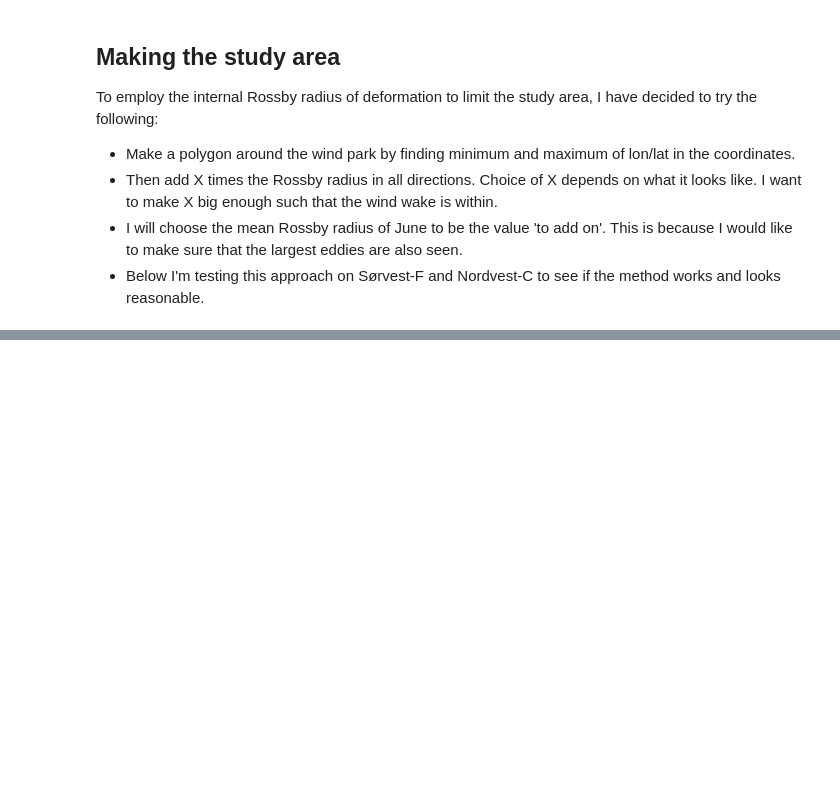
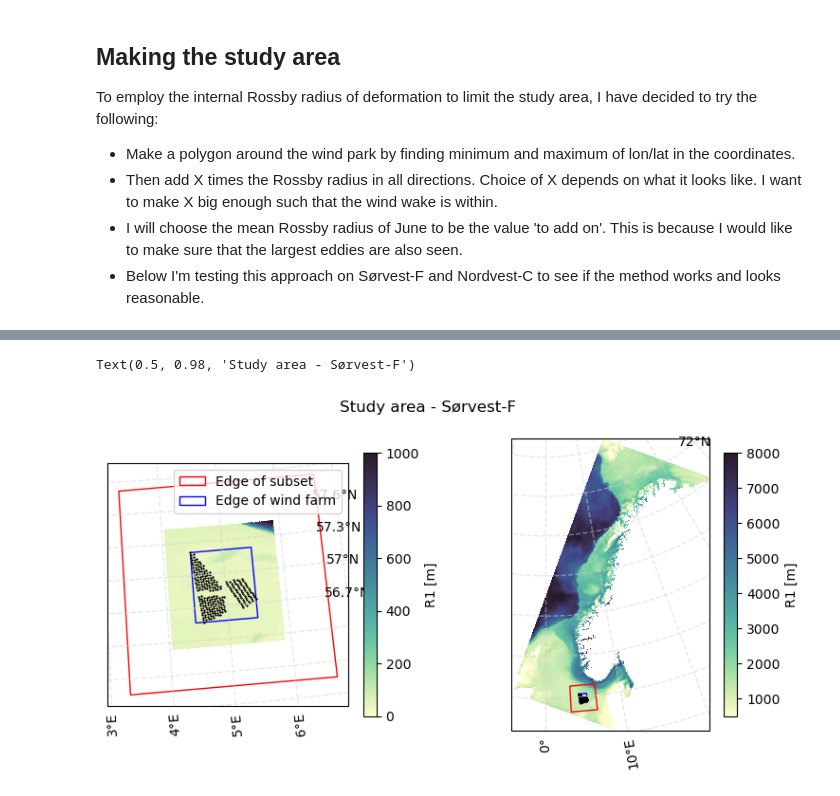
Before and after one commit to kjes4pres/MET_sommer25, a Jupyter notebook: Rossby_deformation/making_study_area.ipynb, the cells around one changed output, grey strips where cells are left out. Cells and saved outputs as stored; diff of their text form; code cells hidden in the pictures; blank space fills up the shorter version.

```diff
--- a/Rossby_deformation/making_study_area.ipynb
+++ b/Rossby_deformation/making_study_area.ipynb
@@ -65,10 +65,10 @@ lon = grid.lon_rho
 lat = grid.lat_rho
 # %%
 # Square around wind park
-min_lon_SV = np.min(sorvest_F.coordinates[:,0])
-min_lat_SV = np.min(sorvest_F.coordinates[:,1])
-max_lon_SV = np.max(sorvest_F.coordinates[:,0])
-max_lat_SV = np.max(sorvest_F.coordinates[:,1])
+min_lon_SV = np.min(sorvest_F.coordinates[:,0].values)
+min_lat_SV = np.min(sorvest_F.coordinates[:,1].values)
+max_lon_SV = np.max(sorvest_F.coordinates[:,0].values)
+max_lat_SV = np.max(sorvest_F.coordinates[:,1].values)
 
 area_lon_SV = [min_lon_SV, max_lon_SV]
 area_lat_SV = [min_lat_SV, max_lat_SV]
@@ -84,5 +86,5 @@ area_lat_NV = [min_lat_NV, max_lat_NV]
 R1_mon_mean_SV = monthly_mean_area(files, grid, area_lon_SV, area_lat_SV)
 R1_mon_mean_NV = monthly_mean_area(files, grid, area_lon_NV, area_lat_NV)
 # %%
-ds_SV = make_study_area(files, grid, area_lon_SV, area_lat_SV, R1_mon_mean_SV[-1])
+ds_SV = new_make_study_area(files, grid, area_lon_SV, area_lat_SV, R1_mon_mean_SV[-1])
 # %%
@@ -94,5 +91,0 @@ ds_SV_mon = ds_SV.gamma_r.resample(ocean_time='1M').mean(dim='ocean_time')
-# %%
-fig, ax = plt.subplots(subplot_kw={'projection':ccrs.Mercator()})
-ds_SV_mon.isel(ocean_time=-1).plot(ax = ax, transform=ccrs.PlateCarree())
-for i in range(len(sorvest_F.coordinates)):
-        ax.plot(sorvest_F.coordinates[i][0], sorvest_F.coordinates[i][1], transform = ccrs.PlateCarree(), color = 'black', marker ='*', markersize=1)
@@ -103,5 +91,0 @@ ds_NV_mon = ds_NV.gamma_r.resample(ocean_time='1M').mean(dim='ocean_time')
-# %%
-fig, ax = plt.subplots(subplot_kw={'projection':ccrs.Mercator()})
-ds_NV_mon.isel(ocean_time=-1).plot(ax = ax, transform=ccrs.PlateCarree())
-for i in range(len(nordvest_C.coordinates)):
-        ax.plot(nordvest_C.coordinates[i][0],nordvest_C.coordinates[i][1], transform = ccrs.PlateCarree(), color = 'black', marker ='*', markersize=1)
@@ -140,0 +94,43 @@ Attributes: (0)
+# %%
+proj=ccrs.NorthPolarStereo()
+fig, ax = plt.subplots(1, 2, figsize=(9, 4), subplot_kw={'projection':proj})
+
+cmap = 'cmo.deep'
+
+pll = ax[0].pcolormesh(ds_SV.lon_rho, ds_SV.lat_rho, ds_SV.gamma_r[0, :, :], transform=ccrs.PlateCarree(), cmap=cmap, vmin=0, vmax=1000)
+cbar = fig.colorbar(pll, ax=ax[0], orientation='vertical', shrink=0.9)
+cbar.set_label('R1 [m]')
+
+pl = ax[1].pcolormesh(lon, lat, ds_monthly.gamma_r[-1,:,:], transform=ccrs.PlateCarree(), cmap=cmap, vmin=500, vmax=8000)
+cbar = fig.colorbar(pl, ax=ax[1], orientation='vertical', shrink=0.9)
+cbar.set_label('R1 [m]')
+
+area_lon = [np.min(ds_SV.lon_rho), np.max(ds_SV.lon_rho), np.max(ds_SV.lon_rho), np.min(ds_SV.lon_rho)]
+area_lat = [np.min(ds_SV.lat_rho), np.min(ds_SV.lat_rho), np.max(ds_SV.lat_rho), np.max(ds_SV.lat_rho)]
+
+ax[0].fill(area_lon, area_lat, transform=ccrs.PlateCarree(), color='none', edgecolor='red', linewidth=1, label='Edge of subset')
+ax[1].fill(area_lon, area_lat, transform=ccrs.PlateCarree(), color='none', edgecolor='red', linewidth=1)
+
+w_lon = [np.min(sorvest_F.coordinates[:, 0]), np.max(sorvest_F.coordinates[:, 0]),
+         np.max(sorvest_F.coordinates[:, 0]), np.min(sorvest_F.coordinates[:, 0])]
+w_lat = [np.min(sorvest_F.coordinates[:, 1]), np.min(sorvest_F.coordinates[:, 1]),
+         np.max(sorvest_F.coordinates[:, 1]), np.max(sorvest_F.coordinates[:, 1])]
+
+ax[0].fill(w_lon, w_lat, transform=ccrs.PlateCarree(), color='none', edgecolor='blue', linewidth=1, label='Edge of wind farm')
+ax[1].fill(w_lon, w_lat, transform=ccrs.PlateCarree(), color='none', edgecolor='blue', linewidth=1)
+
+for axs in ax:
+    for i in range(len(sorvest_F.coordinates)):
+        axs.plot(sorvest_F.coordinates[i][0], sorvest_F.coordinates[i][1], transform = ccrs.PlateCarree(), color = 'black', marker ='*', markersize=1)
+    gl = axs.gridlines(crs=ccrs.PlateCarree(), draw_labels=True, linewidth=1, color='lightgray', alpha=0.5, linestyle='--')
+    gl.top_labels = False  # Disable top labels
+    gl.right_labels = False  # Disable right labels
+    gl.xformatter = LONGITUDE_FORMATTER
+    gl.yformatter = LATITUDE_FORMATTER
+
+ax[0].legend()
+
+fig.suptitle('Study area - Sørvest-F')
+# %% [output]
+Text(0.5, 0.98, 'Study area - Sørvest-F')
+[figure, added]
```
Also changed, not shown: parts of 18 cells of this notebook.
